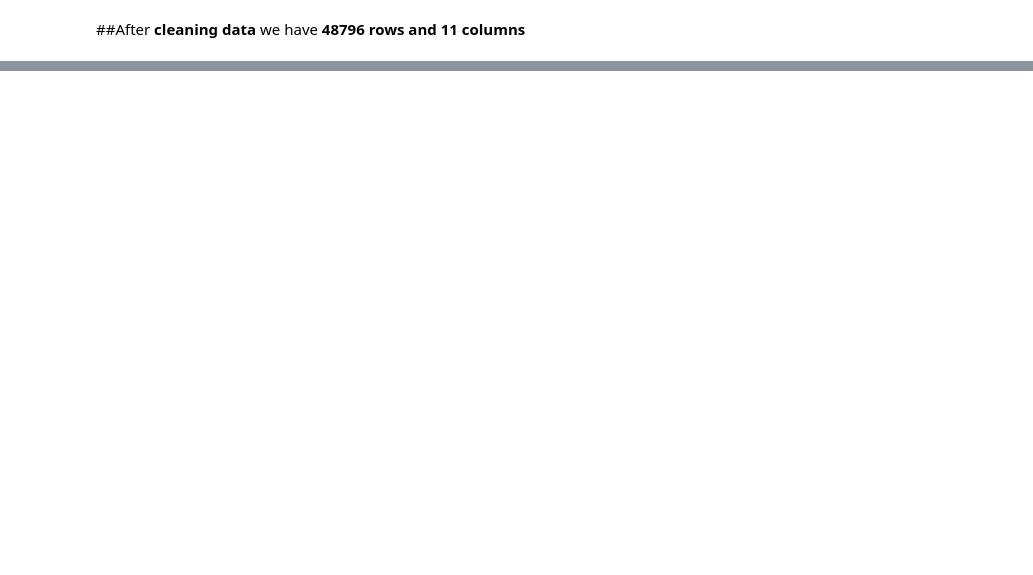
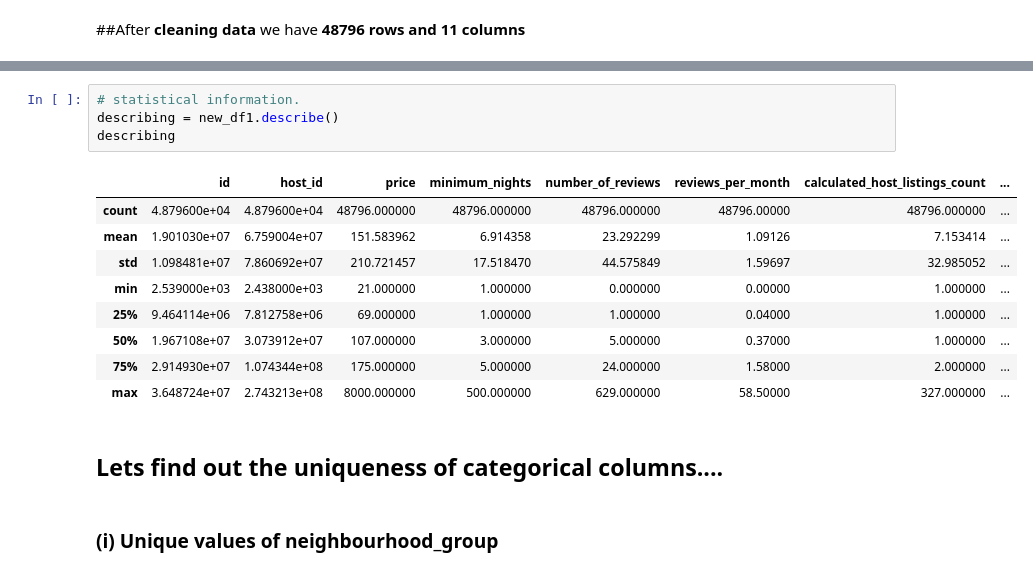
Before and after one commit to navinsambari123/Airbnb-EDA-Project, a Jupyter notebook: Airbnb_Bookings_Analysis_Capstone_Project.ipynb, the cells around one changed output, grey strips where cells are left out. Cells and saved outputs as stored; diff of their text form; blank space fills up the shorter version.

```diff
--- a/Airbnb_Bookings_Analysis_Capstone_Project.ipynb
+++ b/Airbnb_Bookings_Analysis_Capstone_Project.ipynb
@@ -268,0 +293,18 @@ plt.show()
+# %%
+# statistical information.
+describing = new_df1.describe()
+describing
+# %% [output]
+|  | id | host_id | price | minimum_nights | number_of_reviews | reviews_per_month | calculated_host_listings_count | ... |
+| count | 4.879600e+04 | 4.879600e+04 | 48796.000000 | 48796.000000 | 48796.000000 | 48796.00000 | 48796.000000 | ... |
+| mean | 1.901030e+07 | 6.759004e+07 | 151.583962 | 6.914358 | 23.292299 | 1.09126 | 7.153414 | ... |
+| std | 1.098481e+07 | 7.860692e+07 | 210.721457 | 17.518470 | 44.575849 | 1.59697 | 32.985052 | ... |
+| min | 2.539000e+03 | 2.438000e+03 | 21.000000 | 1.000000 | 0.000000 | 0.00000 | 1.000000 | ... |
+| 25% | 9.464114e+06 | 7.812758e+06 | 69.000000 | 1.000000 | 1.000000 | 0.04000 | 1.000000 | ... |
+| 50% | 1.967108e+07 | 3.073912e+07 | 107.000000 | 3.000000 | 5.000000 | 0.37000 | 1.000000 | ... |
+| 75% | 2.914930e+07 | 1.074344e+08 | 175.000000 | 5.000000 | 24.000000 | 1.58000 | 2.000000 | ... |
+| max | 3.648724e+07 | 2.743213e+08 | 8000.000000 | 500.000000 | 629.000000 | 58.50000 | 327.000000 | ... |
+# %% [markdown]
+## Lets find out the uniqueness of categorical columns....
+# %% [markdown]
+### (i) Unique values of neighbourhood_group
```
Also changed, not shown: parts of 25 cells of this notebook.
